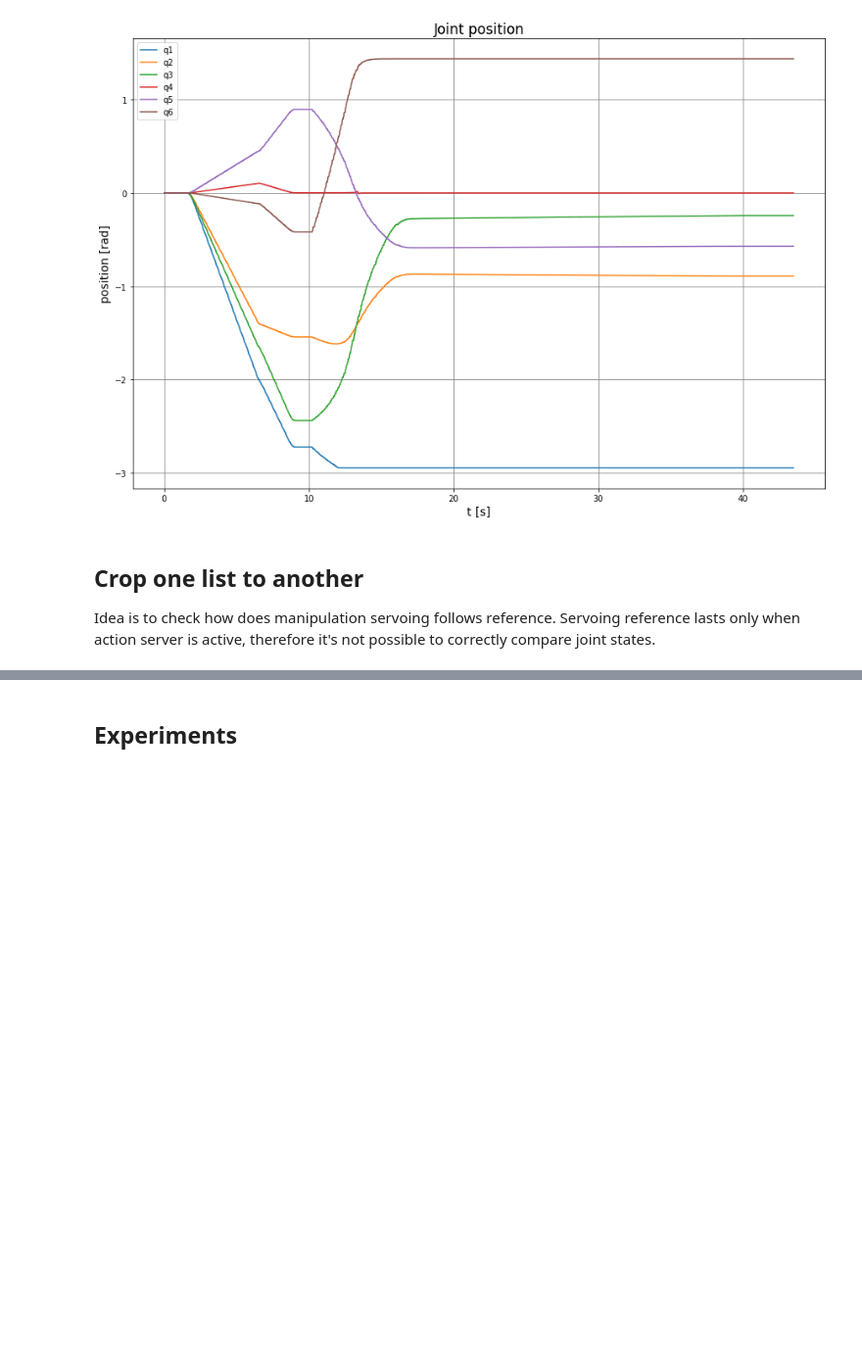
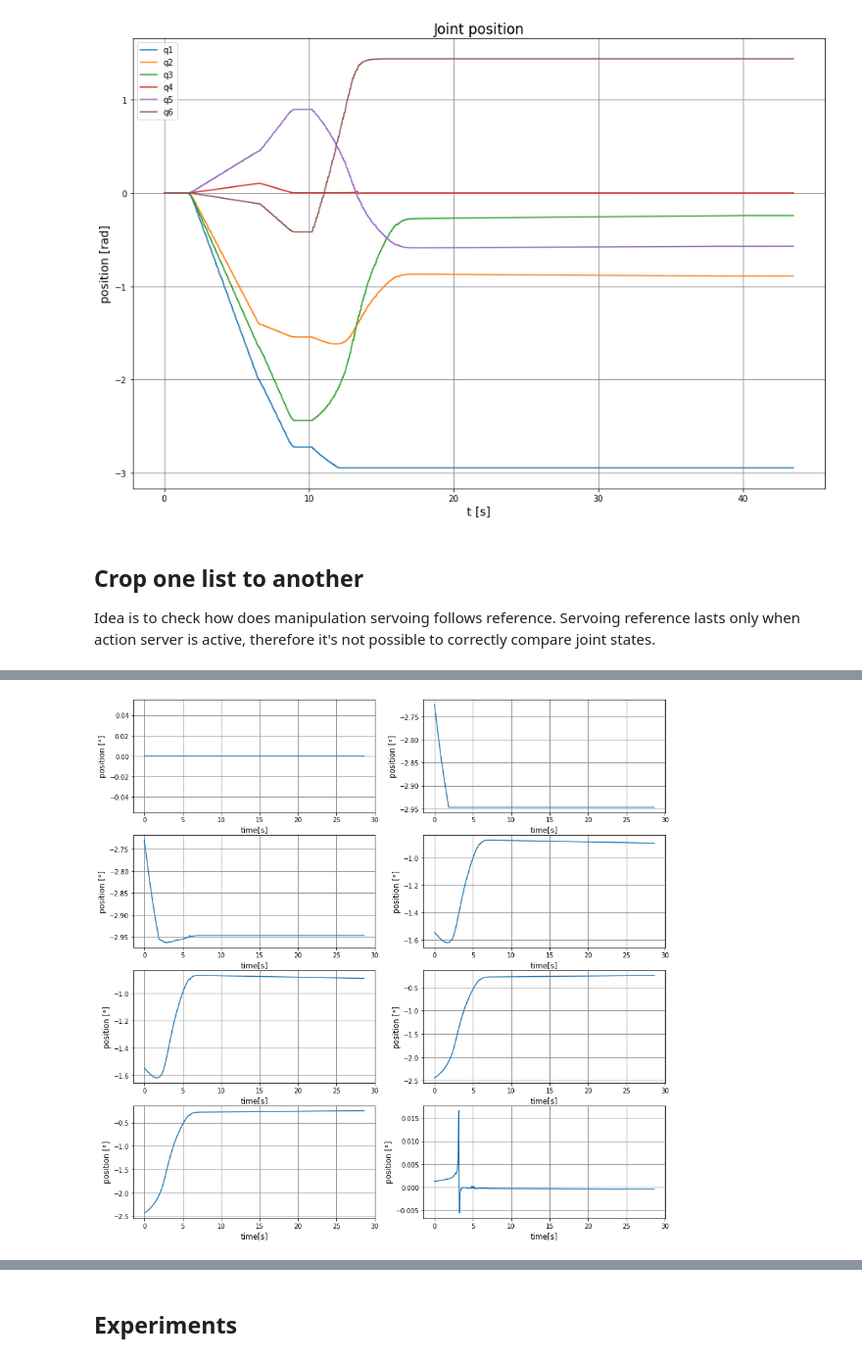
Before and after one commit to fzoric8/ros_utils, a Jupyter notebook: bags/bagging.ipynb, the cells around one changed output, grey strips where cells are left out. Shown at 98% size. Saved outputs shown, nothing was run; the diff lists cells and outputs as text; code cells hidden in the pictures; blank space fills up the shorter version.

```diff
--- a/bags/bagging.ipynb
+++ b/bags/bagging.ipynb
@@ -448,0 +350,83 @@ meas freq is: 40.027557903875035
+# %%
+# Mostly neccessary for exploring setpoint and measurement relation
+def plot_multiple_series_wth_subplotting(time, series_list,
+                                         series_name, n_rows,
+                                         n_columns, config_dict = {},
+                                         reference=False):
+    """
+        time:
+        series_list:
+        series_names:
+        nrows:
+        ncol:
+        config_dict:
+
+    """
+
+    if config_dict:
+        title = config_dict['title']
+        x_label = config_dict['x_label']
+        y_label = config_dict['y_label']
+        width, height = config_dict['w'], config_dict['h']
+        use_legend = config_dict['use_legend']
+        grid = config_dict['grid']
+        f_size = config_dict['font_size']
+
+    else:
+        title = ""
+        x_label = "t"
+        y_label = "joint_position"
+        width, height = 15, 15
+        use_legend = False
+        grid = True
+        f_size = 12
+
+
+    plt.figure(figsize=(width, height))
+    n = 1
+    for i in range(n_rows):
+        for j in range(n_columns):
+
+            # Plot one plot
+            plt.subplot(n_rows,n_columns, n)
+            plt.plot(time, series_list[n - 1], label=series_name[n - 1])
+
+            # Configuration stuff
+            if grid:
+                plt.grid(color="grey")
+            if use_legend:
+                plt.legend(loc ="best")
+            if x_label:
+                plt.xlabel("time[s]", fontsize=f_size)
+            if y_label:
+                plt.ylabel("position [°]".format(n), fontsize=f_size)
+
+            n += 1; j += 1
+        i += 1
+
+    if title:
+        plt.set_title("Joint position")
+
+
+    plt.show()
+
+
+time_s_cmd = servo_joint_cmds["Time"]
+scaled_t = scale_any_time(time_s_cmd)
+
+pos_list = [q1_sp, q1,
+            q2_sp, q2,
+            q3_sp, q3,
+            q4_sp, q4
+           ]
+
+names = ["q1_sp", "q1",
+         "q2_sp", "q2",
+         "q3_sp", "q3",
+         "q4_sp", "q4"]
+
+n_rows = 4
+n_columns = 2
+
+plot_multiple_series_wth_subplotting(scaled_t, pos_list, names, n_rows, n_columns, plt_format="grid", reference=False)
+# %% [output]
@@ -448,0 +435 @@ meas freq is: 40.027557903875035
+[figure, added]
```
Also changed, not shown: parts of 18 cells of this notebook.
